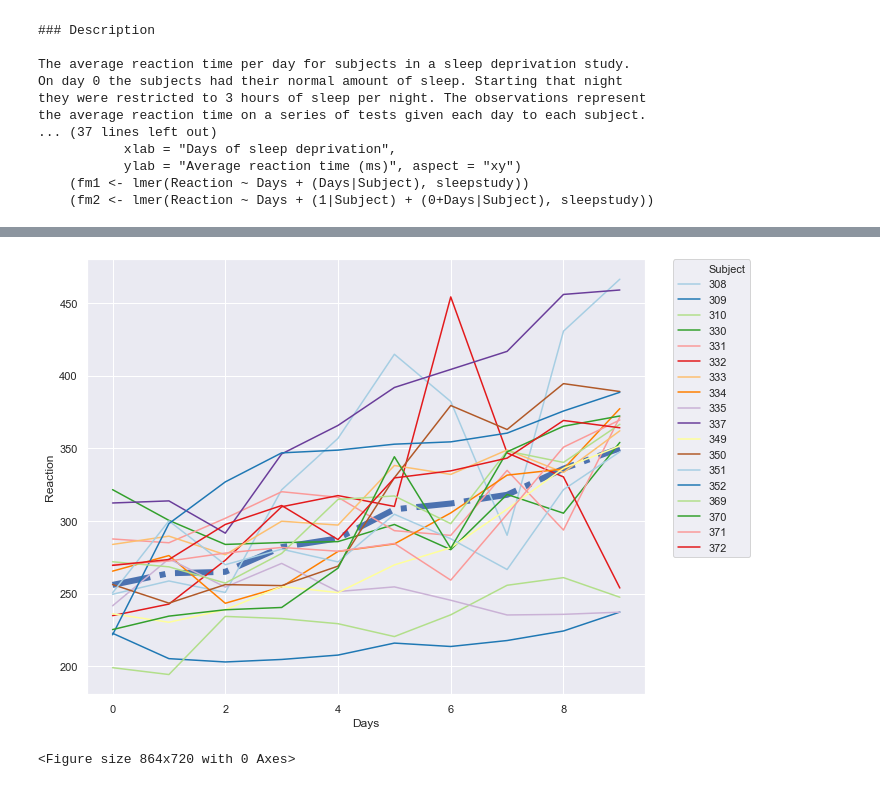
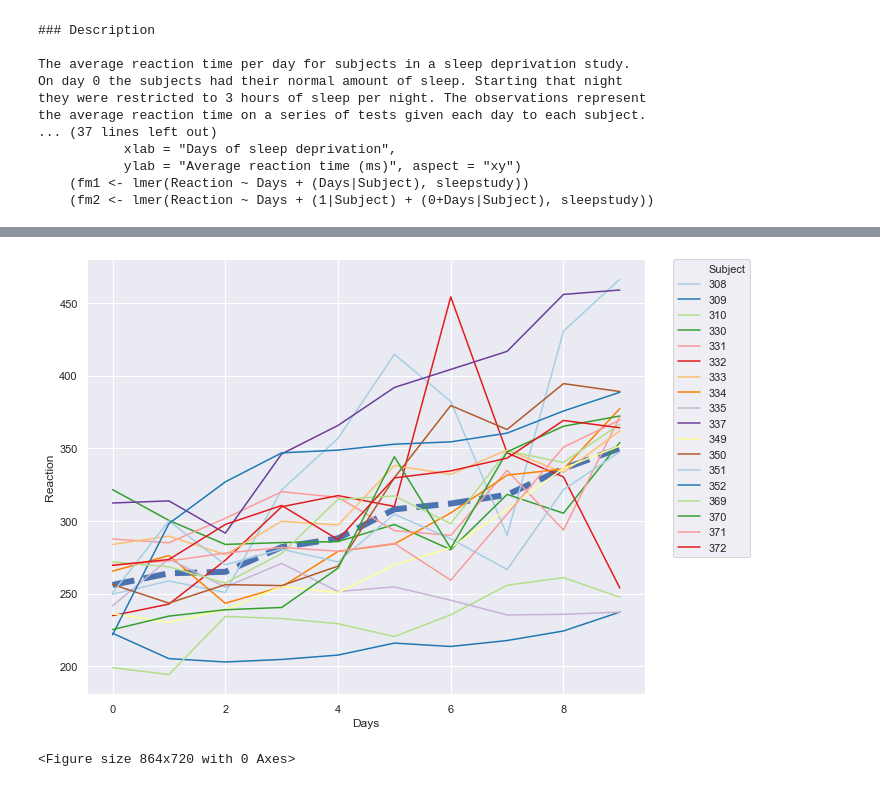
Before and after one commit to ThompsonBethany01/numpy-pandas-visualization-exercises, a Jupyter notebook: seaborn_exercises.ipynb, the cells around one changed output, grey strips where cells are left out. Saved outputs shown, nothing was run; the diff lists cells and outputs as text; code cells hidden in the pictures.

```diff
--- a/seaborn_exercises.ipynb
+++ b/seaborn_exercises.ipynb
@@ -348,14 +419,20 @@ plt.show()
 # %%
 #plt.scatter(x = avg_reaction.index, y = avg_reaction.Reaction )
 
+#creating x and y variables based on the average reaction time dataframe
 x = avg_reaction.index
 y = avg_reaction.Reaction
 
-plt.plot(x,y, linewidth=6, linestyle = '-.')
+#plots the average line
+plt.plot(x,y, linewidth=6, linestyle = '--')
+
+#plots all sleepstudy subjects by reaction over time(days)
 sns.lineplot('Days', 'Reaction', hue='Subject', data=sleepstudy, palette="Paired")
+
+#formats the plot legend and figure size
 plt.legend(bbox_to_anchor=(1.05, 1), loc=2, borderaxespad=0)
 plt.figure(figsize=(12, 10))
 plt.show()
 # %% [output]
-[figure, old version]
+[figure, new version]
 <Figure size 864x720 with 0 Axes>
```
Also changed, not shown: parts of 36 cells of this notebook.
